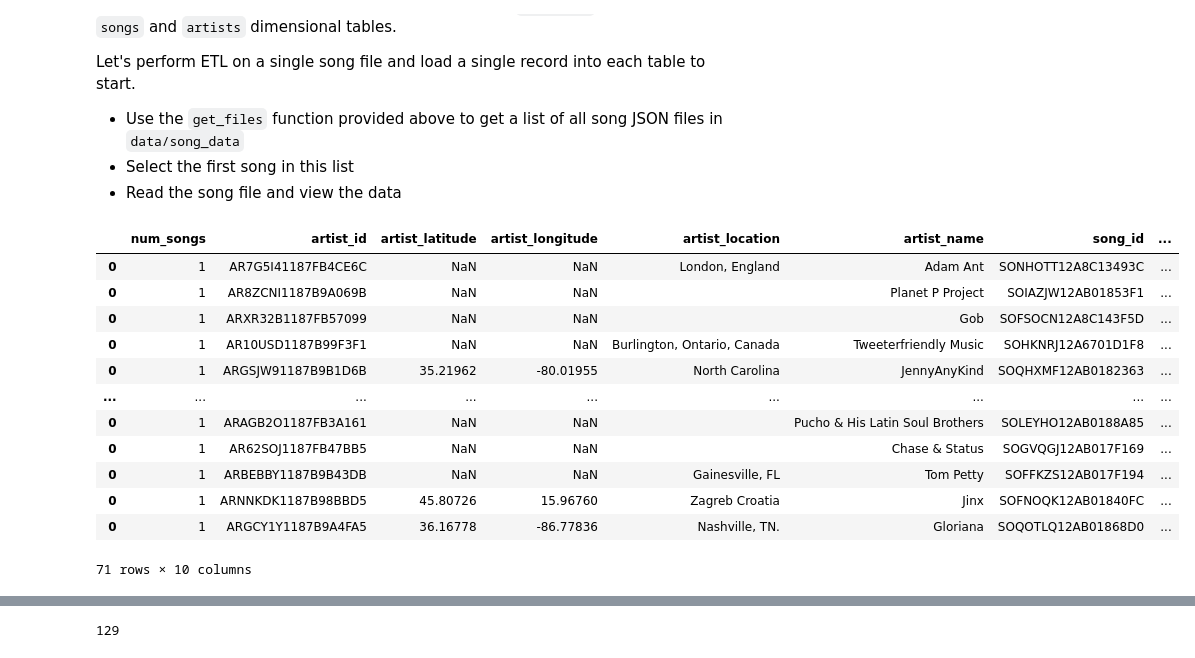
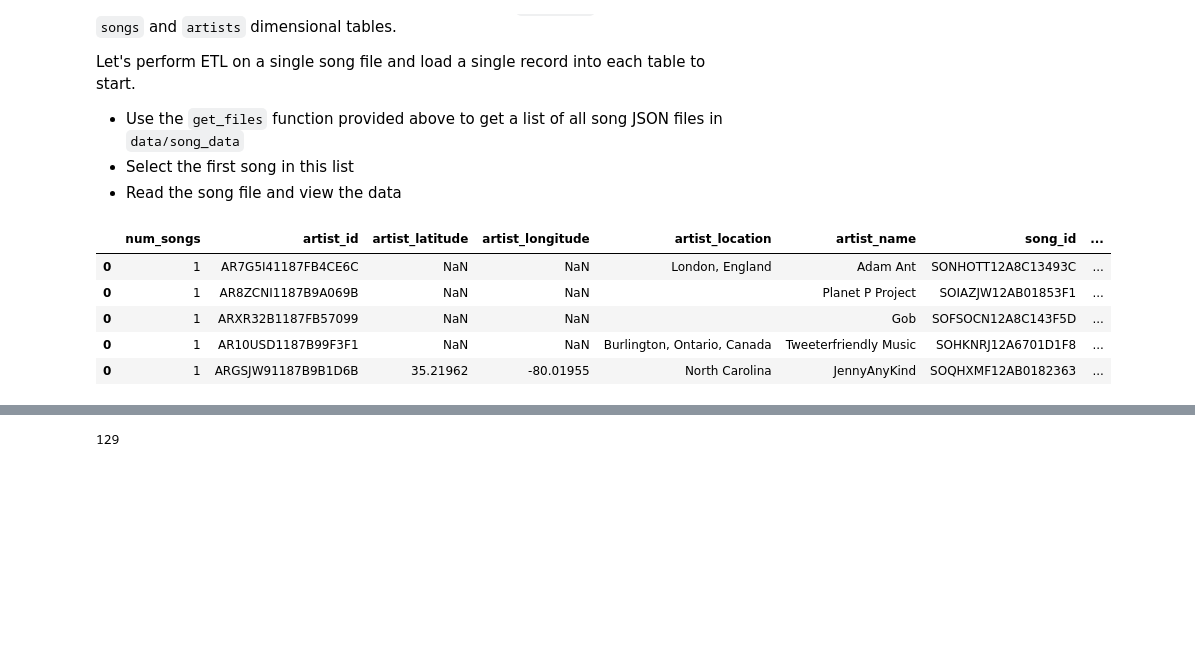
Before and after one commit to gilzero/project_data_modeling_postgres, a Jupyter notebook: etl.ipynb, the cells around one changed output, grey strips where cells are left out. Cells and saved outputs as stored; diff of their text form; code cells hidden in the pictures; blank space fills up the shorter version.

```diff
--- a/etl.ipynb
+++ b/etl.ipynb
@@ -42,31 +48,24 @@ log_files = get_files('data/log_data')
 # %%
 # Concat all songs data
 
 dfs = []
 
 for file in song_files:
     x = pd.read_json(file, lines=True)
     dfs.append(x)
 
 
 # Concat all songs data
 
 df_songs = pd.concat(dfs)
-df_songs
+df_songs.head()
 # %% [output]
 |  | num_songs | artist_id | artist_latitude | artist_longitude | artist_location | artist_name | song_id | ... |
 | 0 | 1 | AR7G5I41187FB4CE6C | NaN | NaN | London, England | Adam Ant | SONHOTT12A8C13493C | ... |
 | 0 | 1 | AR8ZCNI1187B9A069B | NaN | NaN |  | Planet P Project | SOIAZJW12AB01853F1 | ... |
 | 0 | 1 | ARXR32B1187FB57099 | NaN | NaN |  | Gob | SOFSOCN12A8C143F5D | ... |
 | 0 | 1 | AR10USD1187B99F3F1 | NaN | NaN | Burlington, Ontario, Canada | Tweeterfriendly Music | SOHKNRJ12A6701D1F8 | ... |
 | 0 | 1 | ARGSJW91187B9B1D6B | 35.21962 | -80.01955 | North Carolina | JennyAnyKind | SOQHXMF12AB0182363 | ... |
-| ... | ... | ... | ... | ... | ... | ... | ... | ... |
-| 0 | 1 | ARAGB2O1187FB3A161 | NaN | NaN |  | Pucho & His Latin Soul Brothers | SOLEYHO12AB0188A85 | ... |
-| 0 | 1 | AR62SOJ1187FB47BB5 | NaN | NaN |  | Chase & Status | SOGVQGJ12AB017F169 | ... |
-| 0 | 1 | ARBEBBY1187B9B43DB | NaN | NaN | Gainesville, FL | Tom Petty | SOFFKZS12AB017F194 | ... |
-| 0 | 1 | ARNNKDK1187B98BBD5 | 45.80726 | 15.96760 | Zagreb Croatia | Jinx | SOFNOQK12AB01840FC | ... |
-| 0 | 1 | ARGCY1Y1187B9A4FA5 | 36.16778 | -86.77836 | Nashville, TN. | Gloriana | SOQOTLQ12AB01868D0 | ... |
-71 rows × 10 columns
 # %%
 # song data
 
```
Also changed, not shown: parts of 18 cells of this notebook, 3 other files.
